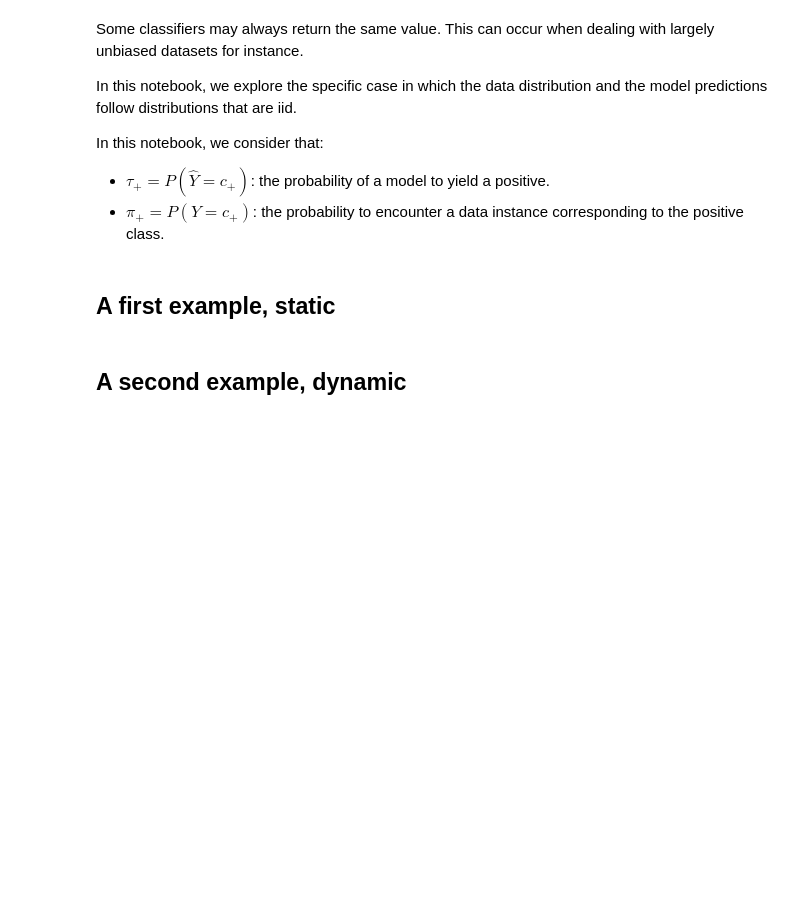
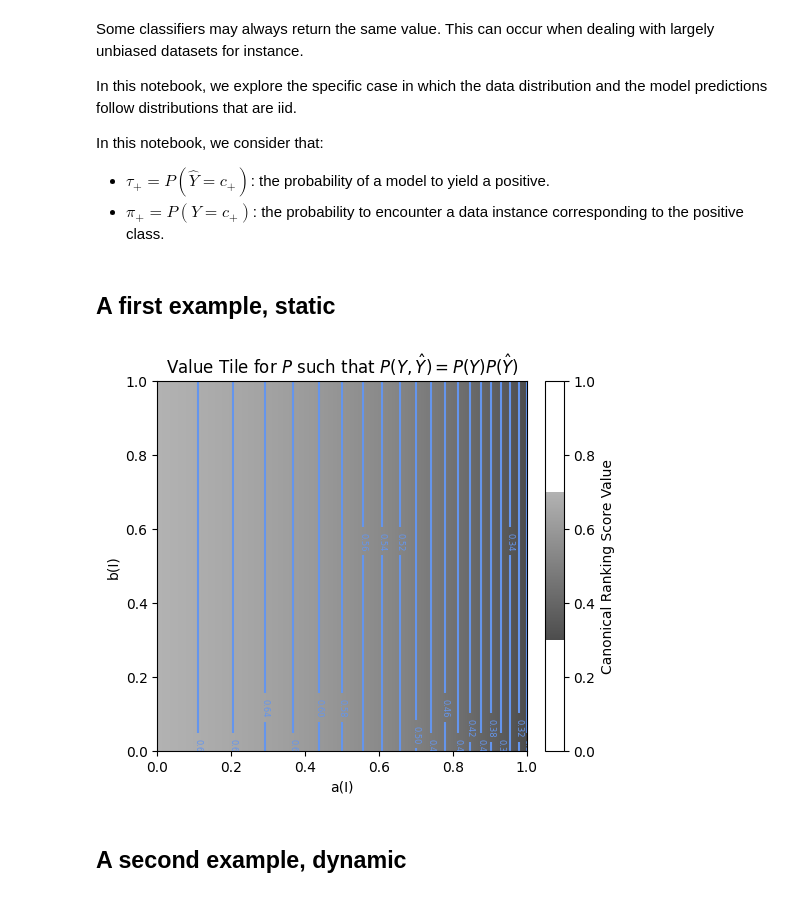
Before and after one commit to uliege-performance/sorbetto, a Jupyter notebook: demos/no_skill_tiles.ipynb, the cells around one changed output. Drawn from its saved outputs; the diff is of its cells as text; code cells hidden in the pictures; blank space fills up the shorter version.

```diff
--- a/demos/no_skill_tiles.ipynb
+++ b/demos/no_skill_tiles.ipynb
@@ -24,15 +24,18 @@ from sorbetto.tile import ValueTile
 # %%
 perf = TwoClassClassificationPerformance.getNoSkill(priorPos=0.3, ratePos=0.3)
 flavor = ValueFlavor(performance=perf, name="Canonical Ranking Score Value")
 
 param = ParameterizationDefault()
 tile = ValueTile(
     flavor=flavor,
     parameterization=param,
     name=r"Value Tile for $P$ such that $P(Y,\hat{Y})=P(Y)P(\hat{Y})$",
 )
 tile.appendAnnotation(AnnotationIsovalueCurves())
-tile.draw();
+fig, _ = tile.draw()
+fig
+# %% [output]
+[figure, added]
 # %% [markdown]
 ## A second example, dynamic
 # %% [markdown]
```
Also changed, not shown: parts of 1 cell of this notebook, 8 other files.
